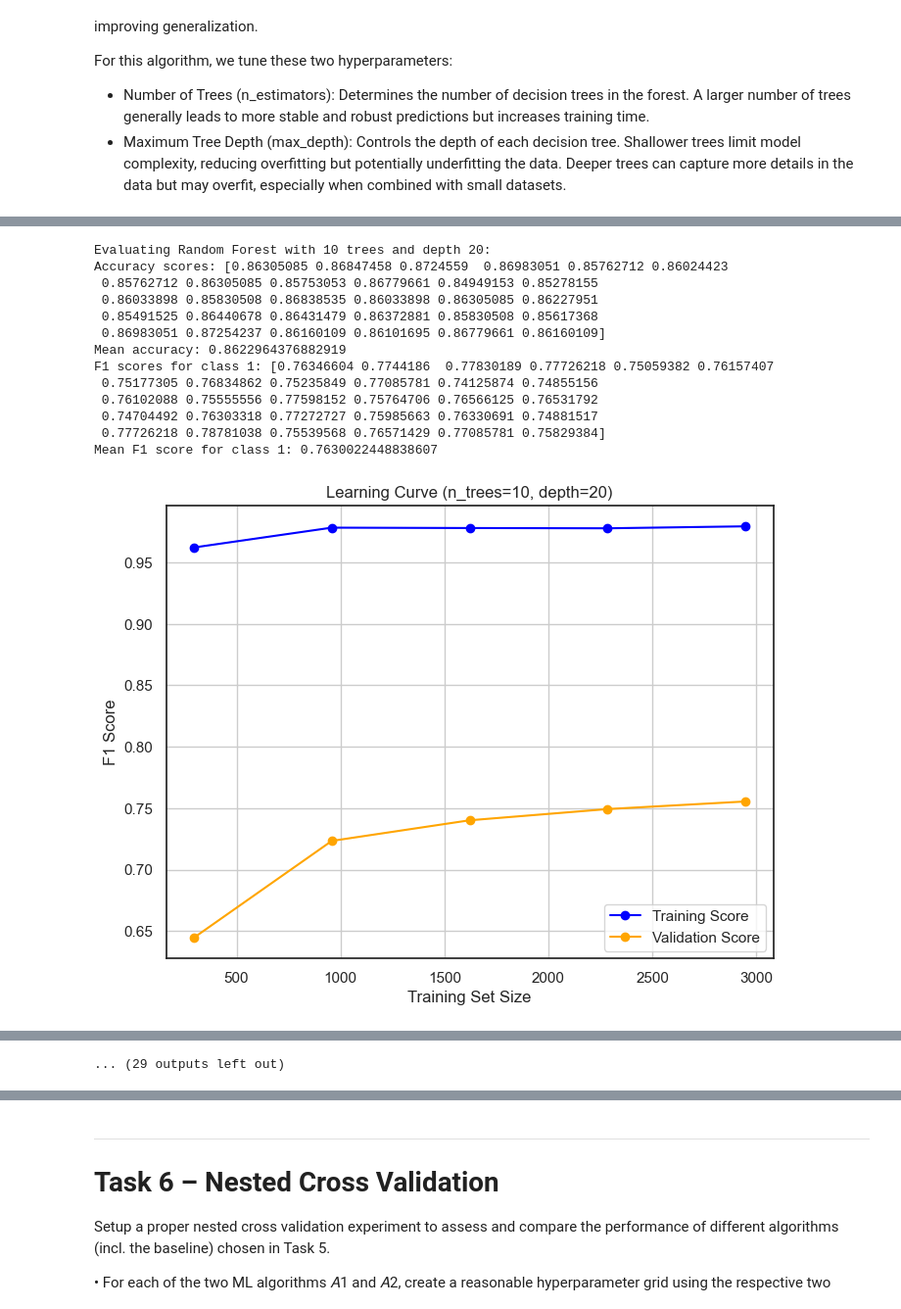
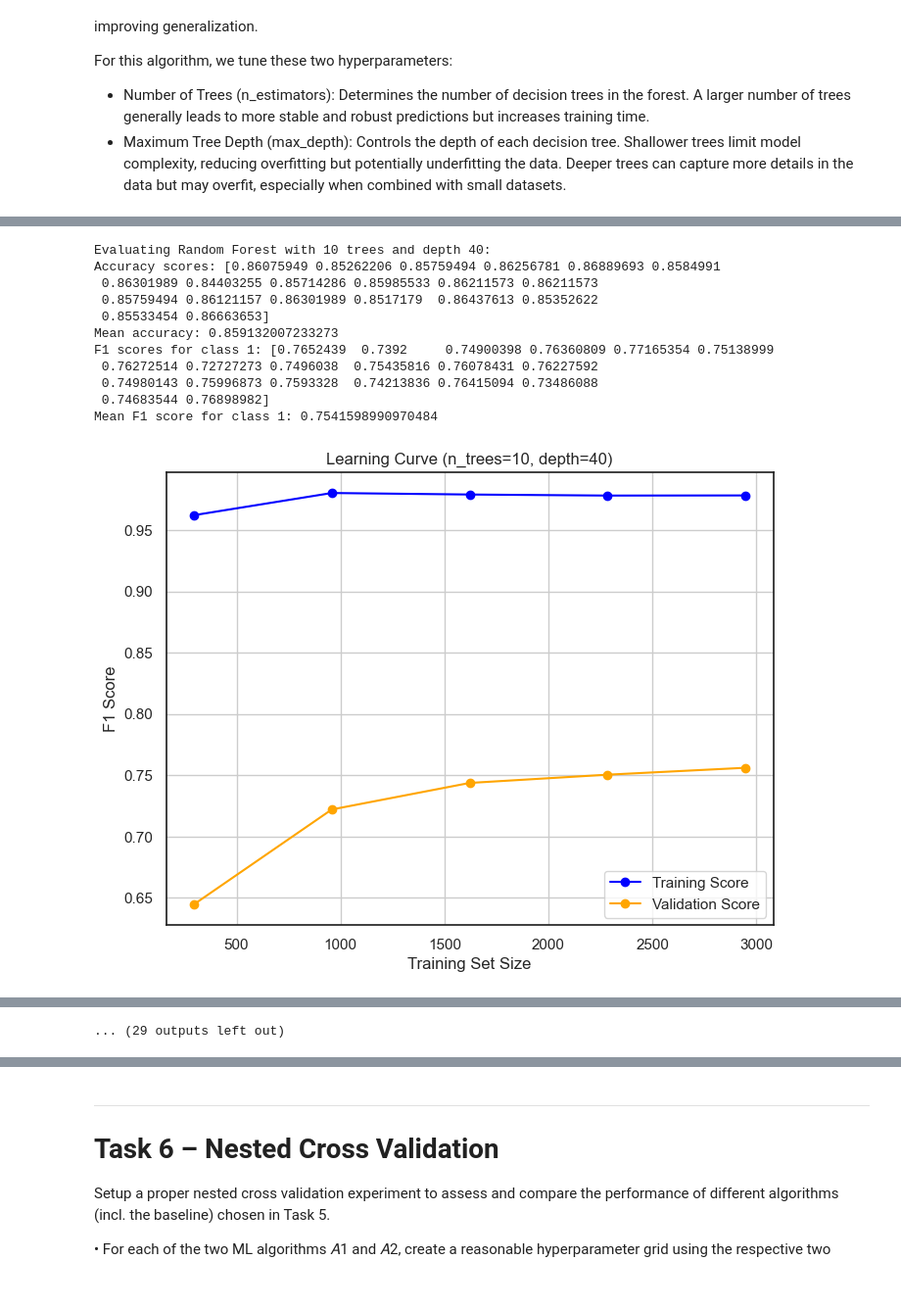
Before and after one commit to Timson1235/clouddocker, a Jupyter notebook: machine_learning/Capstone_Project/experiments.ipynb, the cells around one changed output, grey strips where cells are left out. Shown at 98% size. Saved outputs shown, nothing was run; the diff lists cells and outputs as text; code cells hidden in the pictures.

```diff
--- a/machine_learning/Capstone_Project/experiments.ipynb
+++ b/machine_learning/Capstone_Project/experiments.ipynb
@@ -217,7 +217,10 @@ categorical_features = ['Marital_Status', 'Application_mode', 'Application_order
 categorical_features = [col for col in categorical_features if col in df.columns]
 df[categorical_features] = df[categorical_features].astype('category')
 # %%
-# Plot the distribution of the target variable with three different colors
-fig = px.histogram(y, x='Target', title='Distribution of Target Variable', color='Target',
-                   color_discrete_sequence=['#636EFA', '#EF553B', '#00CC96'])
+# Create a new column to group "Graduate" and "Enrolled" together
+y['Target_Grouped'] = y['Target'].apply(lambda x: 'Graduate/Enrolled' if x != 'Dropout' else 'Dropout')
+
+# Plot the distribution of the target variable with separate colors for "Graduate" and "Enrolled"
+fig = px.histogram(y, x='Target_Grouped', color='Target', title='Distribution of Dropout vs Graduate/Enrolled',
+                   color_discrete_sequence=['#EF553B', '#00CC96', '#636EFA'], barmode='stack')
 fig.show()
@@ -449,21 +451,21 @@ We set up a simple evaluation function that takes in the type of model, the feat
 # %%
-def evaluate_model(model, X, y, cv=2):
-    # Define the scoring metric for accuracy
-    scoring_accuracy = make_scorer(accuracy_score)
+# def evaluate_model(model, X, y, cv=2):
+#     # Define the scoring metric for accuracy
+#     scoring_accuracy = make_scorer(accuracy_score)
 
-    # Perform cross-validation for accuracy
-    scores_accuracy = cross_val_score(model, X, y, cv=cv, scoring=scoring_accuracy)
+#     # Perform cross-validation for accuracy
+#     scores_accuracy = cross_val_score(model, X, y, cv=cv, scoring=scoring_accuracy)
 
-    # Print the accuracy scores
-    print(f"Accuracy scores for each fold: {scores_accuracy}")
-    print(f"Mean accuracy: {scores_accuracy.mean()}")
+#     # Print the accuracy scores
+#     print(f"Accuracy scores for each fold: {scores_accuracy}")
+#     print(f"Mean accuracy: {scores_accuracy.mean()}")
 
-    scoring_f1 = make_scorer(f1_score, pos_label=1)
-    scores_f1 = cross_val_score(model, X, y, cv=cv, scoring=scoring_f1)
+#     scoring_f1 = make_scorer(f1_score, pos_label=1)
+#     scores_f1 = cross_val_score(model, X, y, cv=cv, scoring=scoring_f1)
 
-    # Print the F1 scores for class 1
-    print(f"F1 scores for class 1 for each fold: {scores_f1}")
-    print(f"Mean F1 score for class 1: {scores_f1.mean()}")
+#     # Print the F1 scores for class 1
+#     print(f"F1 scores for class 1 for each fold: {scores_f1}")
+#     print(f"Mean F1 score for class 1: {scores_f1.mean()}")
 # %%
 def evaluate_model(model, X, y, cv=3):
     # Define scoring metrics
@@ -750,7 +752,7 @@ from sklearn.ensemble import RandomForestClassifier
 
 # Define the number of trees and tree depths to evaluate
 n_trees = [10, 50, 100, 200, 400]
-tree_depths = [5, 10, 15, 40]
+tree_depths = [5, 10, 15, 20, 40]
 
 # Initialize a list to store results and learning curve data
 rf_results = []
@@ -857,16 +853,14 @@ Mean F1 score for class 1: 0.7655255343398948
 [figure]
-Evaluating Random Forest with 10 trees and depth 20:
-Accuracy scores: [0.86305085 0.86847458 0.8724559  0.86983051 0.85762712 0.86024423
- 0.85762712 0.86305085 0.85753053 0.86779661 0.84949153 0.85278155
- 0.86033898 0.85830508 0.86838535 0.86033898 0.86305085 0.86227951
- 0.85491525 0.86440678 0.86431479 0.86372881 0.85830508 0.85617368
- 0.86983051 0.87254237 0.86160109 0.86101695 0.86779661 0.86160109]
-Mean accuracy: 0.8622964376882919
-F1 scores for class 1: [0.76346604 0.7744186  0.77830189 0.77726218 0.75059382 0.76157407
- 0.75177305 0.76834862 0.75235849 0.77085781 0.74125874 0.74855156
- 0.76102088 0.75555556 0.77598152 0.75764706 0.76566125 0.76531792
- 0.74704492 0.76303318 0.77272727 0.75985663 0.76330691 0.74881517
- 0.77726218 0.78781038 0.75539568 0.76571429 0.77085781 0.75829384]
-Mean F1 score for class 1: 0.7630022448838607
+Evaluating Random Forest with 10 trees and depth 40:
+Accuracy scores: [0.86075949 0.85262206 0.85759494 0.86256781 0.86889693 0.8584991
+ 0.86301989 0.84403255 0.85714286 0.85985533 0.86211573 0.86211573
+ 0.85759494 0.86121157 0.86301989 0.8517179  0.86437613 0.85352622
+ 0.85533454 0.86663653]
+Mean accuracy: 0.859132007233273
+F1 scores for class 1: [0.7652439  0.7392     0.74900398 0.76360809 0.77165354 0.75138999
+ 0.76272514 0.72727273 0.7496038  0.75435816 0.76078431 0.76227592
+ 0.74980143 0.75996873 0.7593328  0.74213836 0.76415094 0.73486088
+ 0.74683544 0.76898982]
+Mean F1 score for class 1: 0.7541598990970484
-[figure, old version]
+[figure, new version]
 Evaluating Random Forest with 50 trees and depth 5:
```
Also changed, not shown: parts of 11 cells of this notebook, 1 other file.
